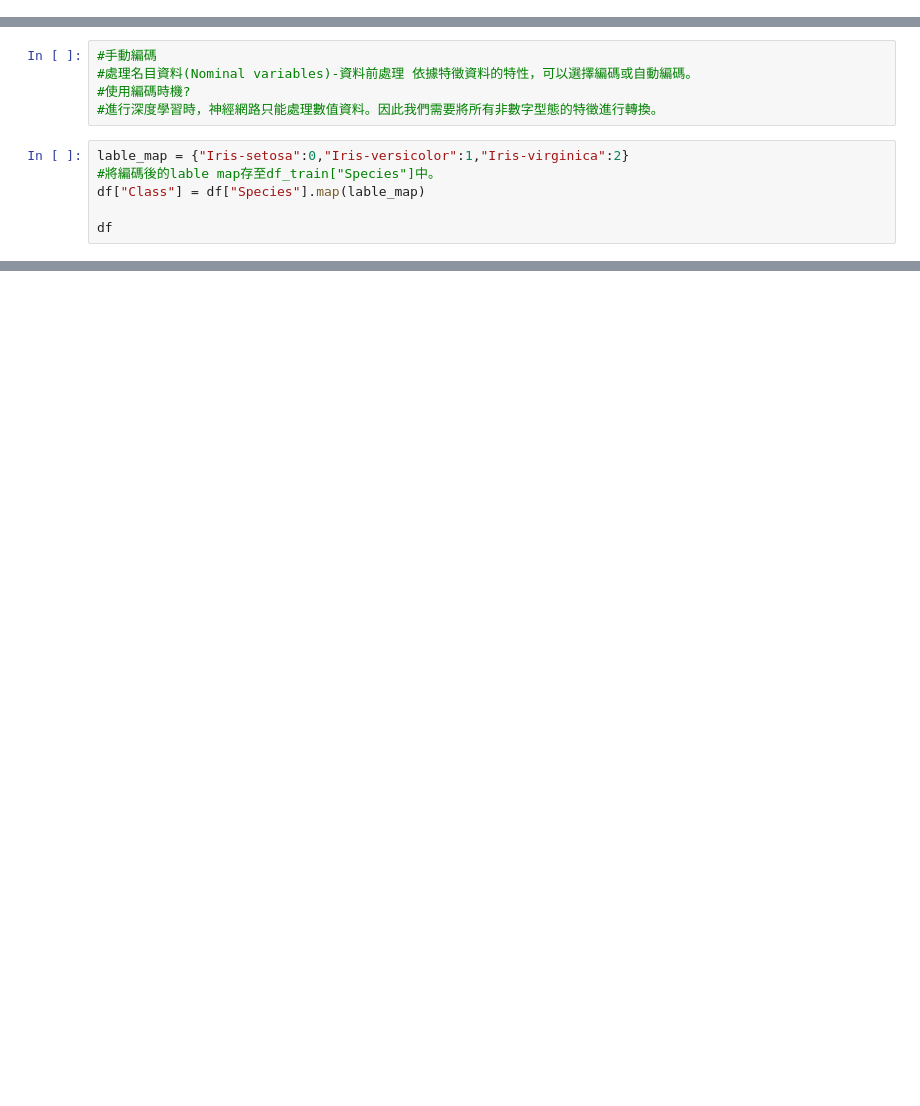
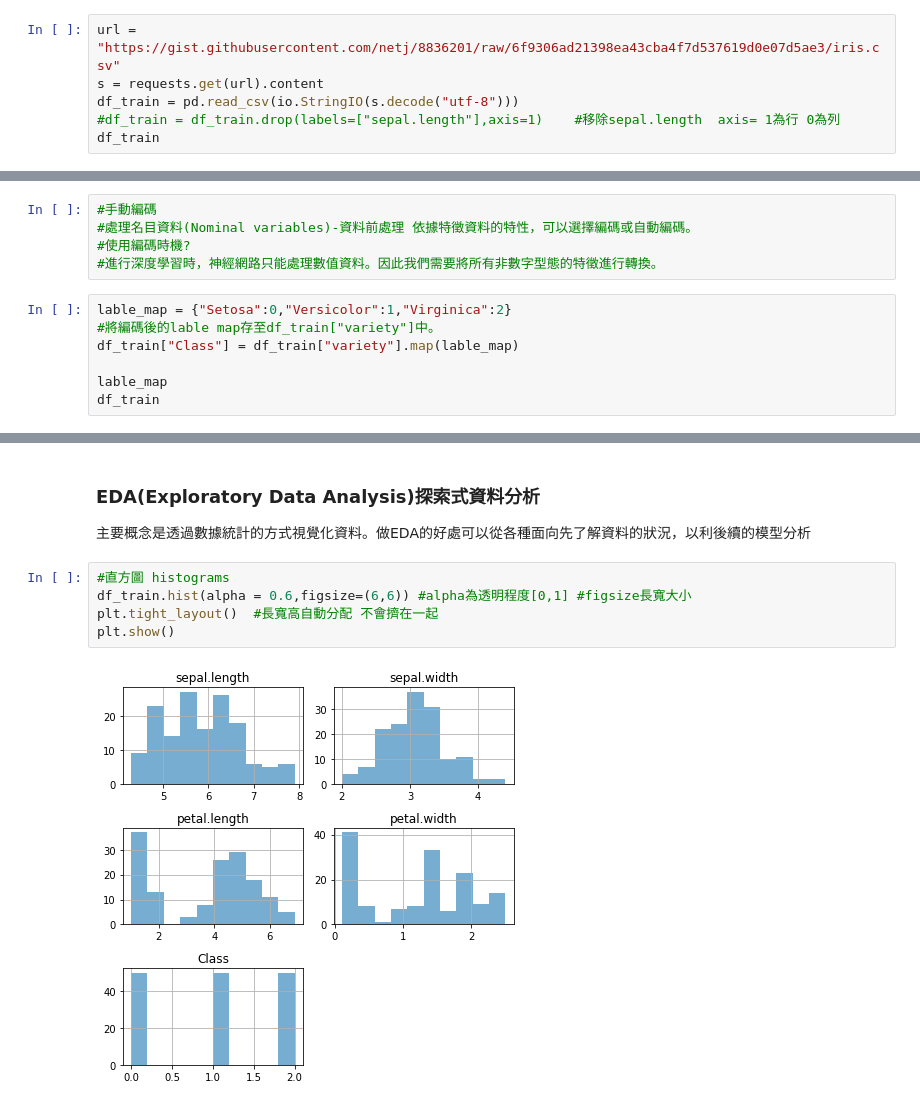
Before and after one commit to Chou-Da-Feng/data_process_library_demo_log-, a Jupyter notebook: data_visualization.ipynb, the cells around one changed output, grey strips where cells are left out. Cells and saved outputs as stored; diff of their text form; blank space fills up the shorter version.

```diff
--- a/data_visualization.ipynb
+++ b/data_visualization.ipynb
@@ -11,0 +8,6 @@ import requests
+# %%
+url = "https://gist.githubusercontent.com/netj/8836201/raw/6f9306ad21398ea43cba4f7d537619d0e07d5ae3/iris.csv"
+s = requests.get(url).content
+df_train = pd.read_csv(io.StringIO(s.decode("utf-8")))
+#df_train = df_train.drop(labels=["sepal.length"],axis=1)    #移除sepal.length  axis= 1為行 0為列
+df_train
@@ -52,9 +46,10 @@ df
 #使用編碼時機?
 #進行深度學習時，神經網路只能處理數值資料。因此我們需要將所有非數字型態的特徵進行轉換。
 # %%
-lable_map = {"Iris-setosa":0,"Iris-versicolor":1,"Iris-virginica":2}
-#將編碼後的lable map存至df_train["Species"]中。
-df["Class"] = df["Species"].map(lable_map)
+lable_map = {"Setosa":0,"Versicolor":1,"Virginica":2}
+#將編碼後的lable map存至df_train["variety"]中。
+df_train["Class"] = df_train["variety"].map(lable_map)
 
-df
+lable_map
+df_train
 # %% [output]
@@ -61,0 +69,10 @@ KeyError: 'Species'
+# %% [markdown]
+### EDA(Exploratory Data Analysis)探索式資料分析
+主要概念是透過數據統計的方式視覺化資料。做EDA的好處可以從各種面向先了解資料的狀況，以利後續的模型分析
+# %%
+#直方圖 histograms
+df_train.hist(alpha = 0.6,figsize=(6,6)) #alpha為透明程度[0,1] #figsize長寬大小
+plt.tight_layout()  #長寬高自動分配 不會擠在一起
+plt.show()
+# %% [output]
+[figure, added]
```
Also changed, not shown: parts of 20 cells of this notebook, 3 other files.
